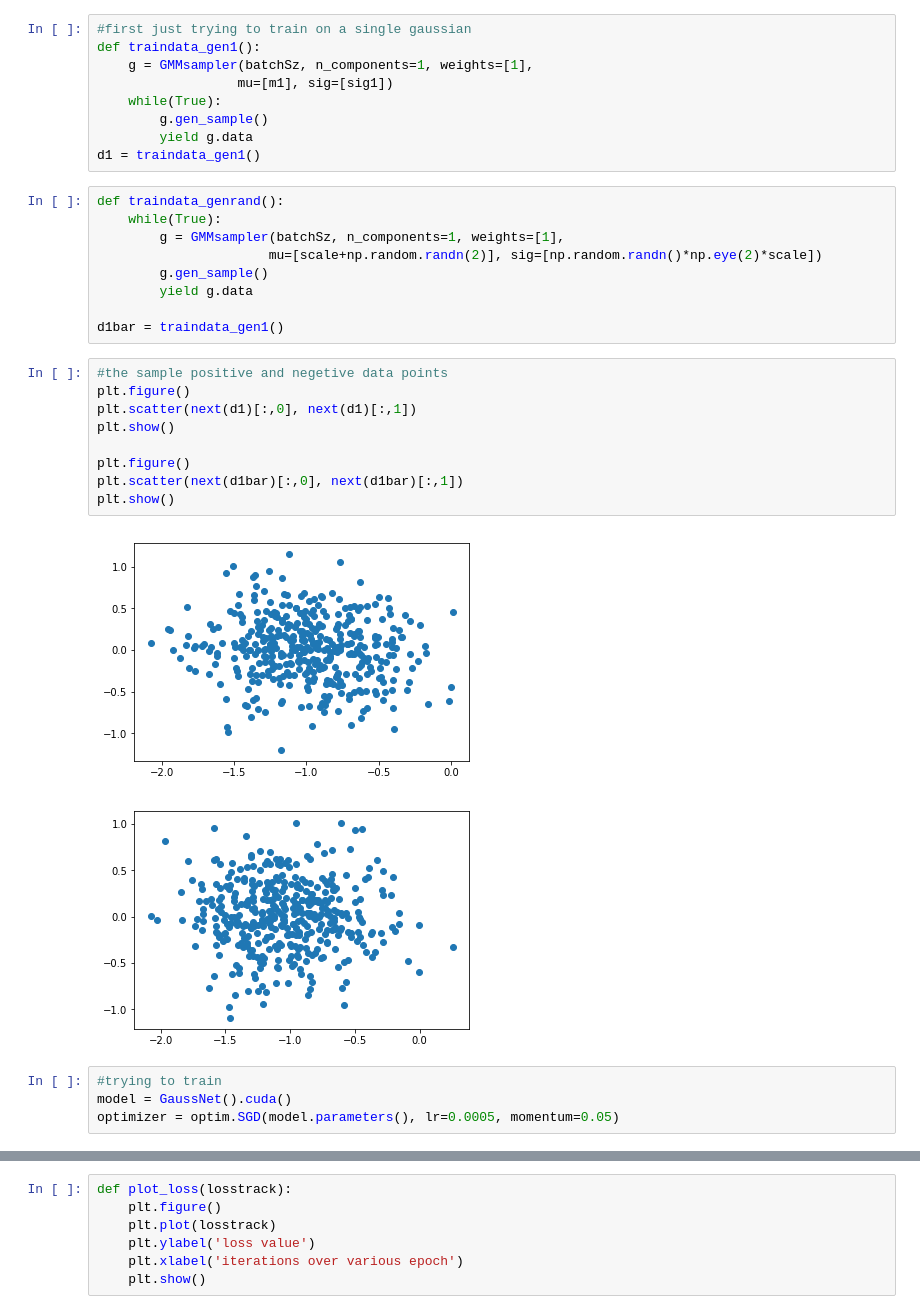
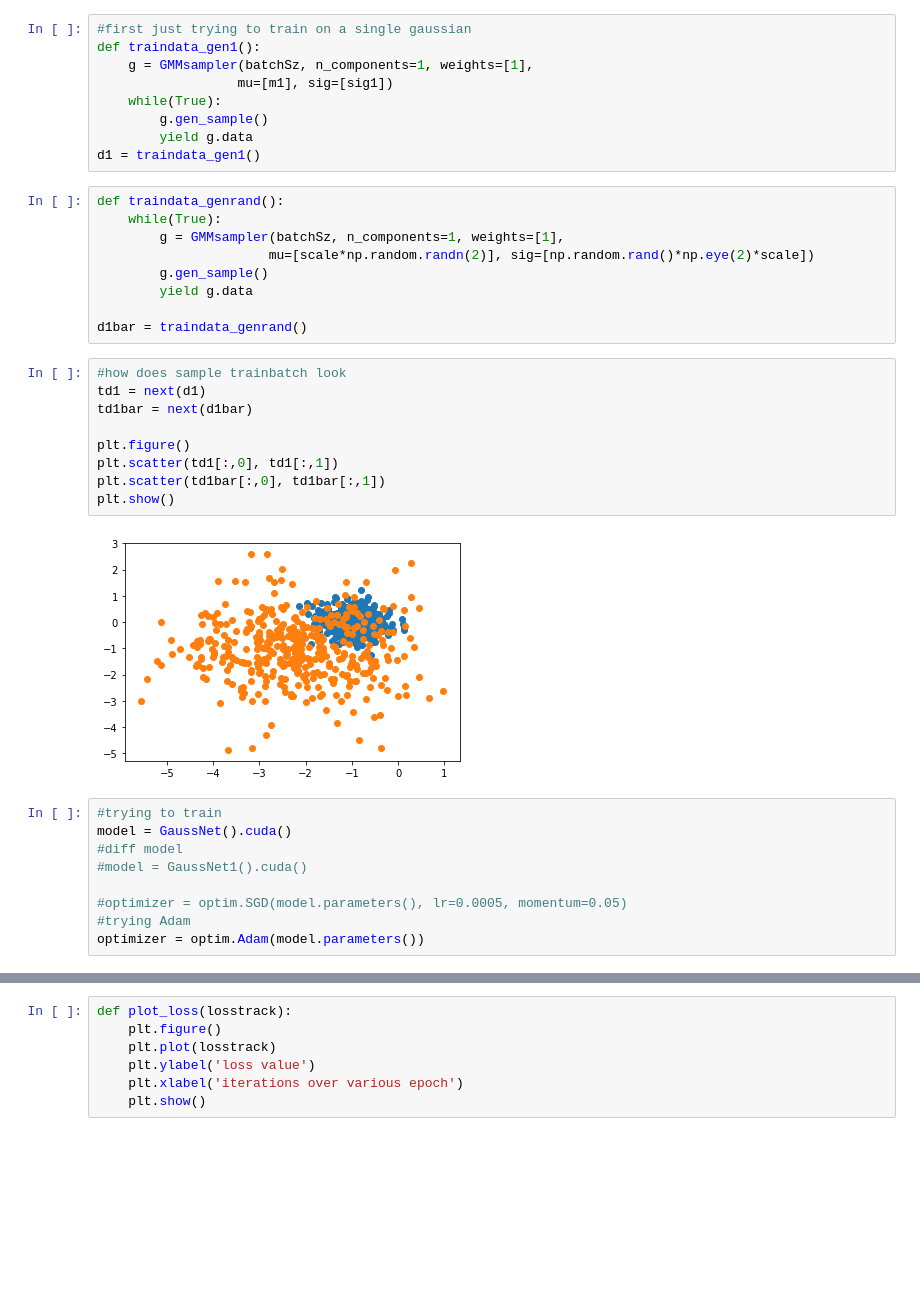
Before and after one commit to udion/gmmGAN, a Jupyter notebook: gaussianClassifier.ipynb, the cells around one changed output, grey strips where cells are left out. Saved outputs shown, nothing was run; the diff lists cells and outputs as text; blank space fills up the shorter version.

```diff
--- a/gaussianClassifier.ipynb
+++ b/gaussianClassifier.ipynb
@@ -115,27 +134,31 @@ d1 = traindata_gen1()
 def traindata_genrand():
     while(True):
         g = GMMsampler(batchSz, n_components=1, weights=[1],
-                      mu=[scale+np.random.randn(2)], sig=[np.random.randn()*np.eye(2)*scale])
+                      mu=[scale*np.random.randn(2)], sig=[np.random.rand()*np.eye(2)*scale])
         g.gen_sample()
         yield g.data
 
-d1bar = traindata_gen1()
+d1bar = traindata_genrand()
-# %%
-#the sample positive and negetive data points
-plt.figure()
-plt.scatter(next(d1)[:,0], next(d1)[:,1])
-plt.show()
-
-plt.figure()
-plt.scatter(next(d1bar)[:,0], next(d1bar)[:,1])
-plt.show()
-# %% [output]
-[figure, removed]
-[figure, removed]
+# %%
+#how does sample trainbatch look
+td1 = next(d1)
+td1bar = next(d1bar)
+
+plt.figure()
+plt.scatter(td1[:,0], td1[:,1])
+plt.scatter(td1bar[:,0], td1bar[:,1])
+plt.show()
+# %% [output]
+[figure, added]
 # %%
 #trying to train
 model = GaussNet().cuda()
-optimizer = optim.SGD(model.parameters(), lr=0.0005, momentum=0.05)
+#diff model
+#model = GaussNet1().cuda()
+
+#optimizer = optim.SGD(model.parameters(), lr=0.0005, momentum=0.05)
+#trying Adam
+optimizer = optim.Adam(model.parameters())
 # %%
 #need to generate both positive and negetive datapoints to train the network
 def gettraindata():
```
Also changed, not shown: parts of 9 cells of this notebook.
